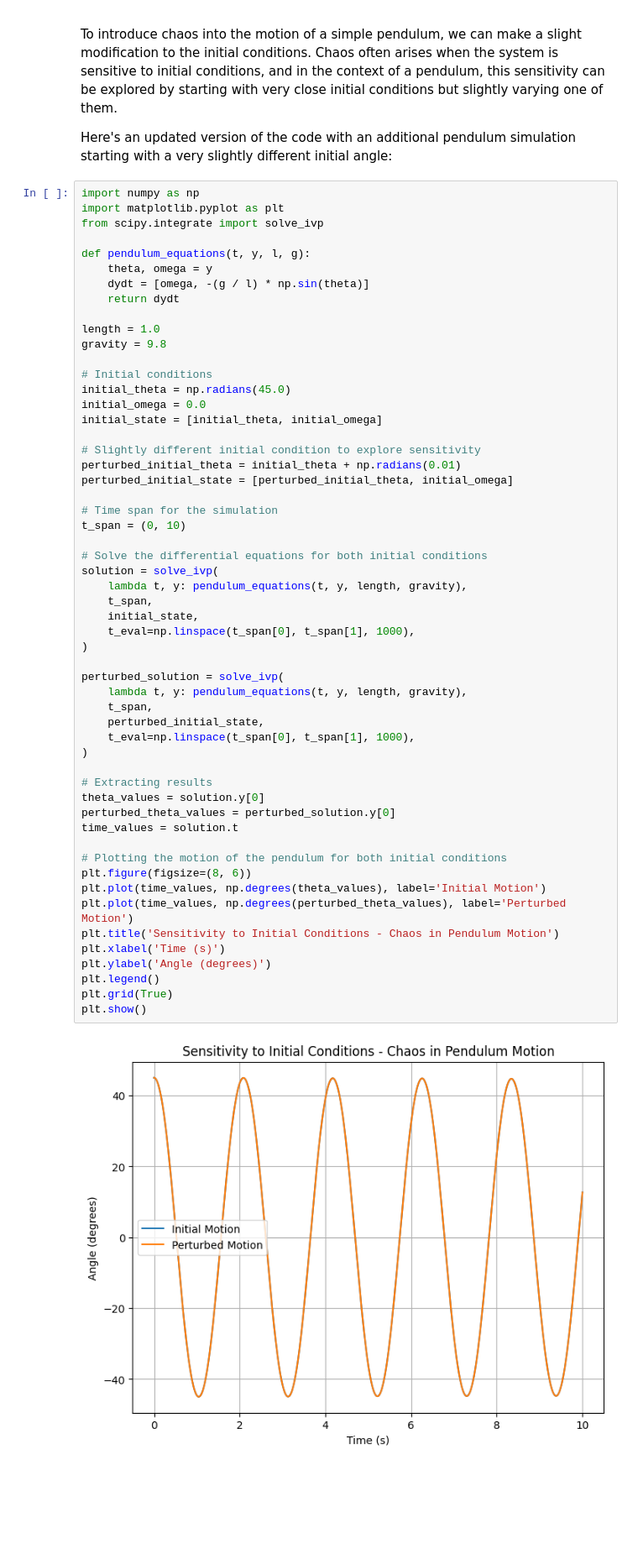
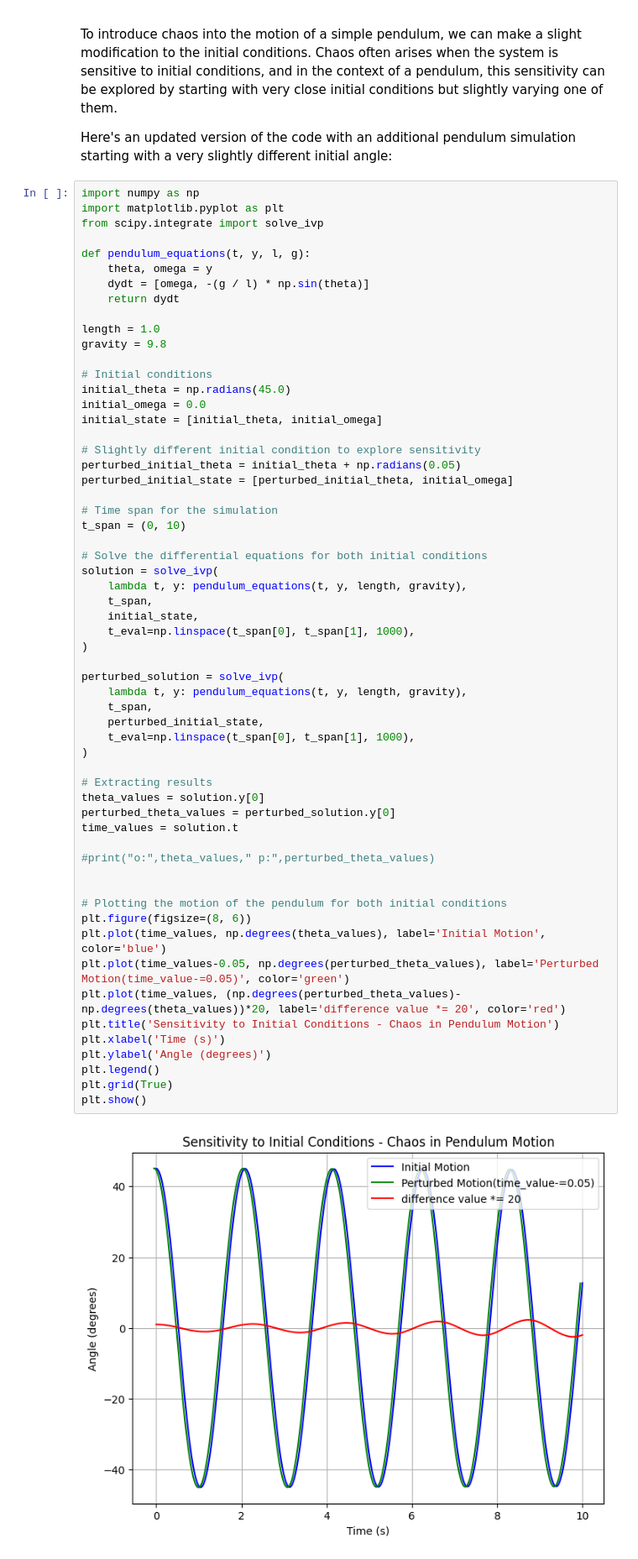
Before and after one commit to chiyanglin-AStar/science_coding, a Jupyter notebook: 4_chaos.ipynb, the cells around one changed output. Shown: that part at 84% size. Drawn from its saved outputs; the diff is of its cells as text; blank space fills up the shorter version.

```diff
--- a/4_chaos.ipynb
+++ b/4_chaos.ipynb
@@ -107,7 +107,7 @@ initial_omega = 0.0
 initial_state = [initial_theta, initial_omega]
 
 # Slightly different initial condition to explore sensitivity
-perturbed_initial_theta = initial_theta + np.radians(0.01)
+perturbed_initial_theta = initial_theta + np.radians(0.05)
 perturbed_initial_state = [perturbed_initial_theta, initial_omega]
 
 # Time span for the simulation
@@ -115,33 +115,37 @@ t_span = (0, 10)
 
 # Solve the differential equations for both initial conditions
 solution = solve_ivp(
     lambda t, y: pendulum_equations(t, y, length, gravity),
     t_span,
     initial_state,
     t_eval=np.linspace(t_span[0], t_span[1], 1000),
 )
 
 perturbed_solution = solve_ivp(
     lambda t, y: pendulum_equations(t, y, length, gravity),
     t_span,
     perturbed_initial_state,
     t_eval=np.linspace(t_span[0], t_span[1], 1000),
 )
 
 # Extracting results
 theta_values = solution.y[0]
 perturbed_theta_values = perturbed_solution.y[0]
 time_values = solution.t
 
+#print("o:",theta_values," p:",perturbed_theta_values)
+
+
 # Plotting the motion of the pendulum for both initial conditions
 plt.figure(figsize=(8, 6))
-plt.plot(time_values, np.degrees(theta_values), label='Initial Motion')
-plt.plot(time_values, np.degrees(perturbed_theta_values), label='Perturbed Motion')
+plt.plot(time_values, np.degrees(theta_values), label='Initial Motion', color='blue')
+plt.plot(time_values-0.05, np.degrees(perturbed_theta_values), label='Perturbed Motion(time_value-=0.05)', color='green')
+plt.plot(time_values, (np.degrees(perturbed_theta_values)-np.degrees(theta_values))*20, label='difference value *= 20', color='red')
 plt.title('Sensitivity to Initial Conditions - Chaos in Pendulum Motion')
 plt.xlabel('Time (s)')
 plt.ylabel('Angle (degrees)')
 plt.legend()
 plt.grid(True)
 plt.show()
 # %% [output]
-[figure, old version]
+[figure, new version]
```
Also changed, not shown: parts of 1 cell of this notebook.
